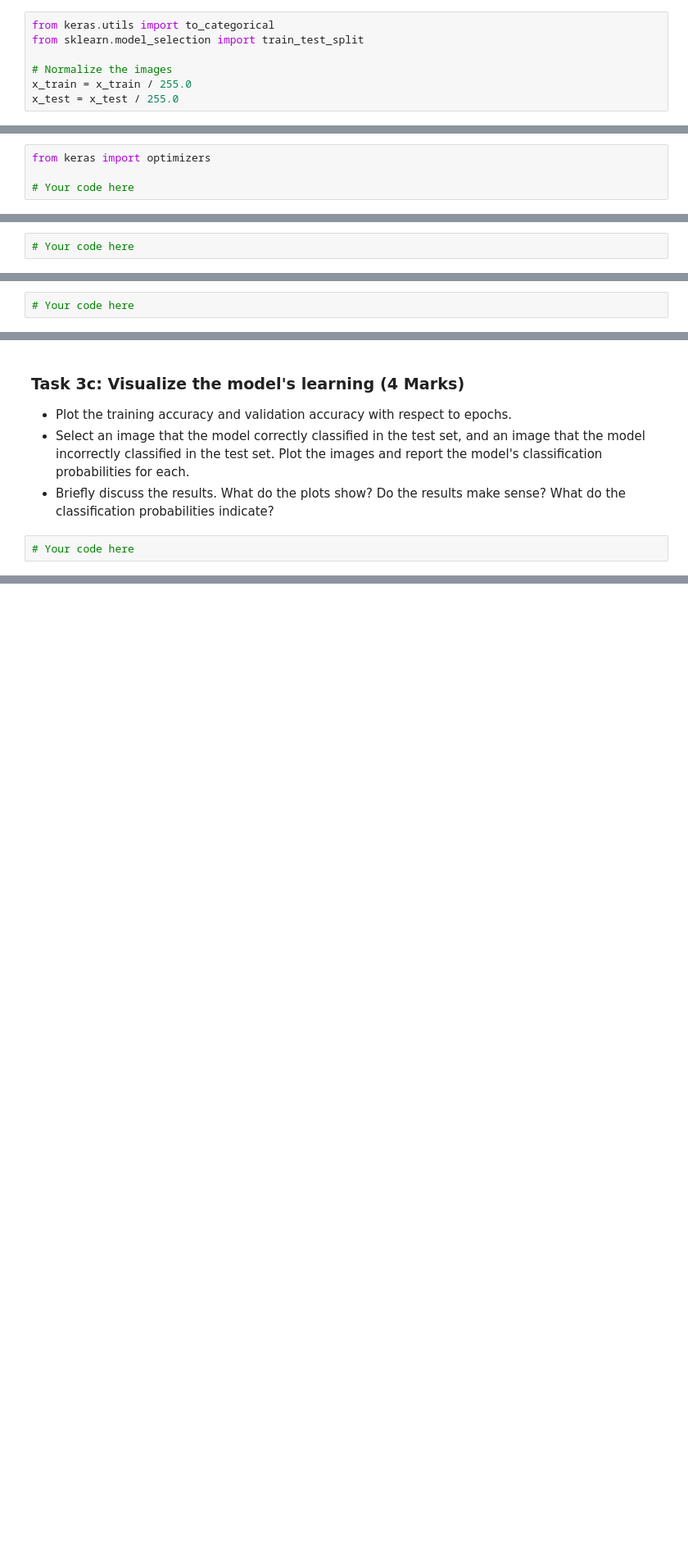
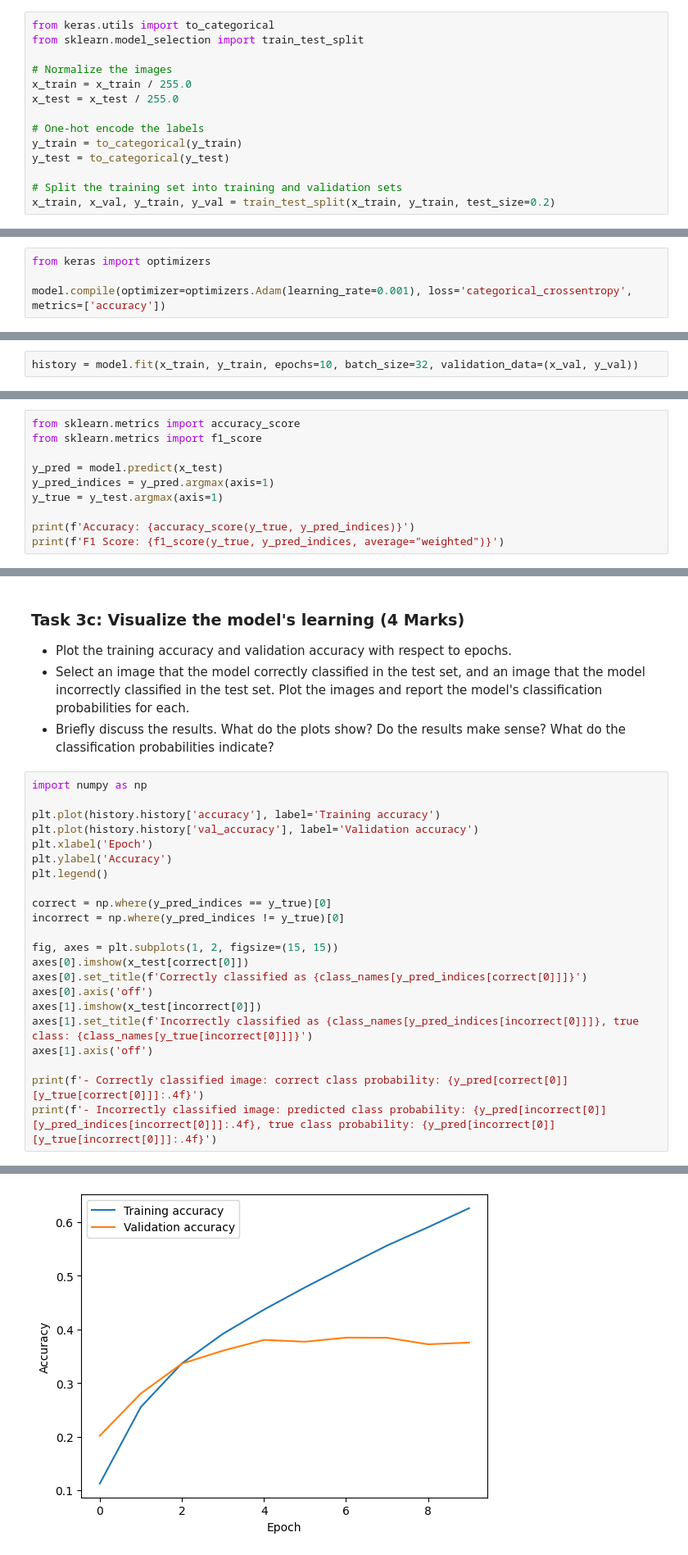
Before and after one commit to bkaddoura/deep_learning, a Jupyter notebook: assignments/Assignment_1.ipynb, the cells around one changed output, grey strips where cells are left out. Shown at 82% size. Saved outputs shown, nothing was run; the diff lists cells and outputs as text; blank space fills up the shorter version.

```diff
--- a/assignments/Assignment_1.ipynb
+++ b/assignments/Assignment_1.ipynb
@@ -169,3 +173,10 @@ from sklearn.model_selection import train_test_split
 # Normalize the images
 x_train = x_train / 255.0
 x_test = x_test / 255.0
+
+# One-hot encode the labels
+y_train = to_categorical(y_train)
+y_test = to_categorical(y_test)
+
+# Split the training set into training and validation sets
+x_train, x_val, y_train, y_val = train_test_split(x_train, y_train, test_size=0.2)
@@ -189,7 +239,7 @@ from keras.layers import Conv2D, MaxPooling2D, Flatten, Dense
 # %%
 from keras import optimizers
 
-# Your code here
+model.compile(optimizer=optimizers.Adam(learning_rate=0.001), loss='categorical_crossentropy', metrics=['accuracy'])
 # %% [markdown]
 ## Task 3: Model Training and Evaluation (10 Marks)
 ### Task 3a: Train the Model (3 Marks)
@@ -198,4 +248,4 @@ from keras import optimizers
 - Use a batch size of 32.
 - Use the validation set for validation.
 # %%
-# Your code here
+history = model.fit(x_train, y_train, epochs=10, batch_size=32, validation_data=(x_val, y_val))
@@ -211,4 +282,12 @@ from keras import optimizers
 - <b>Value of metric:</b> ______
 - <b>Interpretation of metric value:</b> ______
 # %%
-# Your code here
+from sklearn.metrics import accuracy_score
+from sklearn.metrics import f1_score
+
+y_pred = model.predict(x_test)
+y_pred_indices = y_pred.argmax(axis=1)
+y_true = y_test.argmax(axis=1)
+
+print(f'Accuracy: {accuracy_score(y_true, y_pred_indices)}')
+print(f'F1 Score: {f1_score(y_true, y_pred_indices, average="weighted")}')
@@ -219,4 +302,25 @@ from keras import optimizers
 - Select an image that the model correctly classified in the test set, and an image that the model incorrectly classified in the test set. Plot the images and report the model's classification probabilities for each.
 - Briefly discuss the results. What do the plots show? Do the results make sense? What do the classification probabilities indicate?
 # %%
-# Your code here
+import numpy as np
+
+plt.plot(history.history['accuracy'], label='Training accuracy')
+plt.plot(history.history['val_accuracy'], label='Validation accuracy')
+plt.xlabel('Epoch')
+plt.ylabel('Accuracy')
+plt.legend()
+
+correct = np.where(y_pred_indices == y_true)[0]
+incorrect = np.where(y_pred_indices != y_true)[0]
+
+fig, axes = plt.subplots(1, 2, figsize=(15, 15))
+axes[0].imshow(x_test[correct[0]])
+axes[0].set_title(f'Correctly classified as {class_names[y_pred_indices[correct[0]]]}')
+axes[0].axis('off')
+axes[1].imshow(x_test[incorrect[0]])
+axes[1].set_title(f'Incorrectly classified as {class_names[y_pred_indices[incorrect[0]]]}, true class: {class_names[y_true[incorrect[0]]]}')
+axes[1].axis('off')
+
+print(f'- Correctly classified image: correct class probability: {y_pred[correct[0]][y_true[correct[0]]]:.4f}')
+print(f'- Incorrectly classified image: predicted class probability: {y_pred[incorrect[0]][y_pred_indices[incorrect[0]]]:.4f}, true class probability: {y_pred[incorrect[0]][y_true[incorrect[0]]]:.4f}')
+# %% [output]
@@ -222,0 +329 @@ from keras import optimizers
+[figure, added]
```
Also changed, not shown: parts of 11 cells of this notebook.
